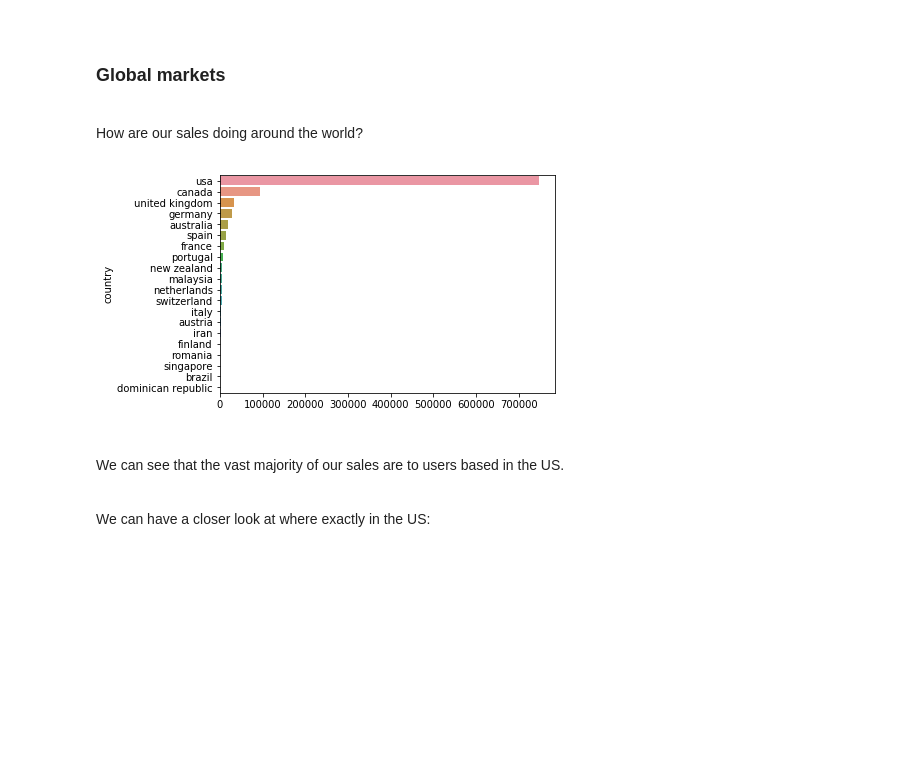
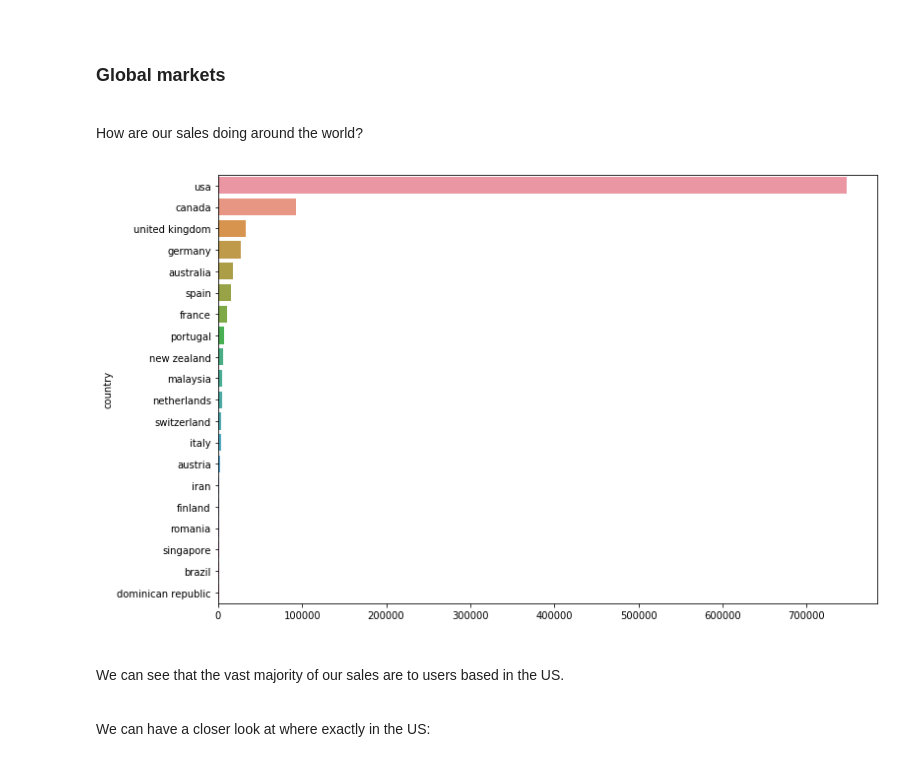
Before and after one commit to ohjho/recommendation_system, a Jupyter notebook: EDA_presentation.ipynb, the cells around one changed output. Cells and saved outputs as stored; diff of their text form; code cells hidden in the pictures; blank space fills up the shorter version.

```diff
--- a/EDA_presentation.ipynb
+++ b/EDA_presentation.ipynb
@@ -525,12 +567,13 @@ How are our sales doing around the world?
 # %%
 tmp = (
     df_merged.groupby('country')['user'].count().sort_values(ascending=False)
     .head(20)
 )
+plt.subplots(figsize=(12,8))
 sns.barplot(y=tmp.index, x=tmp.values, orient='h')
 plt.show()
 # %% [output]
-[figure, old version]
+[figure, new version]
 # %% [markdown]
 <br>
 
```
Also changed, not shown: parts of 54 cells of this notebook.
